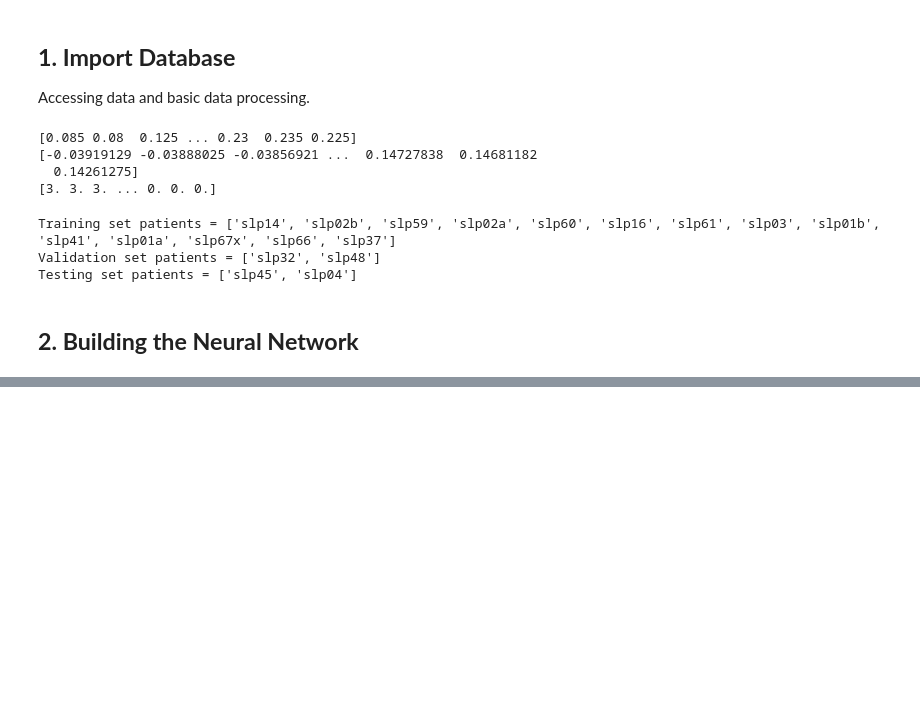
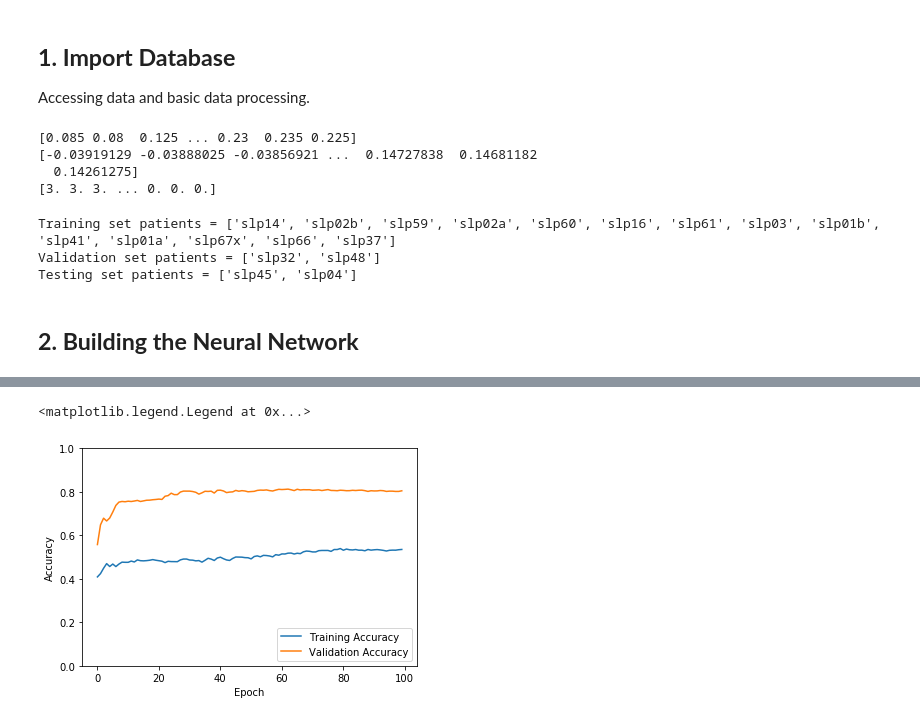
Before and after one commit to hoseok-lee/sleep-stage-classification-system, a Jupyter notebook: notebook.ipynb, the cells around one changed output, grey strips where cells are left out. Drawn from its saved outputs; the diff is of its cells as text; code cells hidden in the pictures; blank space fills up the shorter version.

```diff
--- a/notebook.ipynb
+++ b/notebook.ipynb
@@ -88,7 +88,7 @@ SLEEP_STAGES = {
     "M": 5
 }
 
-NUM_CLASSES = len(SLEEP_STAGES)
+NUM_CLASSES = 6
 # %%
 # Since annotations only have labels and the time at which they occur,
 # interpolate all the data so there's always a label at each time step
@@ -315,8 +315,8 @@ class Inception1D (layers.Layer):
             activation='relu'
         )
 
-        # Middle convolution
-        self.mid_conv = tf.keras.Sequential([
+        # Right convolution
+        self.right_conv = tf.keras.Sequential([
             layers.Conv1D(
                 filters=num_filter,
                 kernel_size=1,
@@ -326,22 +326,6 @@ class Inception1D (layers.Layer):
             layers.Conv1D(
                 filters=num_filter,
                 kernel_size=3,
-                padding='same',
-                activation='relu'
-            )
-        ])
-
-        # Right-side convolution
-        self.right_conv = tf.keras.Sequential([
-            layers.Conv1D(
-                filters=num_filter,
-                kernel_size=1,
-                padding='same',
-                activation='relu'
-            ),
-            layers.Conv1D(
-                filters=num_filter,
-                kernel_size=5,
                 padding='same',
                 activation='relu'
             )
@@ -366,11 +350,10 @@ class Inception1D (layers.Layer):
 
     def call (self, inputs, training=False):
         left = self.left_conv(inputs)
-        mid = self.mid_conv(inputs)
         right = self.right_conv(inputs)
         pool = self.pool(inputs)
 
-        x = layers.Concatenate()([left, mid, right, pool])
+        x = layers.Concatenate()([left, right, pool])
         if training:
             x = layers.SpatialDropout1D(0.1)(x)
 
@@ -512,3 +507,14 @@ Validation accuracy = 79.69%
+# %%
+# Graph training accuracy
+plt.plot(train_acc, label='Training Accuracy')
+plt.plot(valid_acc, label='Validation Accuracy')
+plt.xlabel('Epoch')
+plt.ylabel('Accuracy')
+plt.ylim([0, 1])
+plt.legend(loc='lower right')
+# %% [output]
+<matplotlib.legend.Legend at 0x...>
+[figure, added]
 # %%
 test_acc = []
 
```
Also changed, not shown: parts of 6 cells of this notebook.
